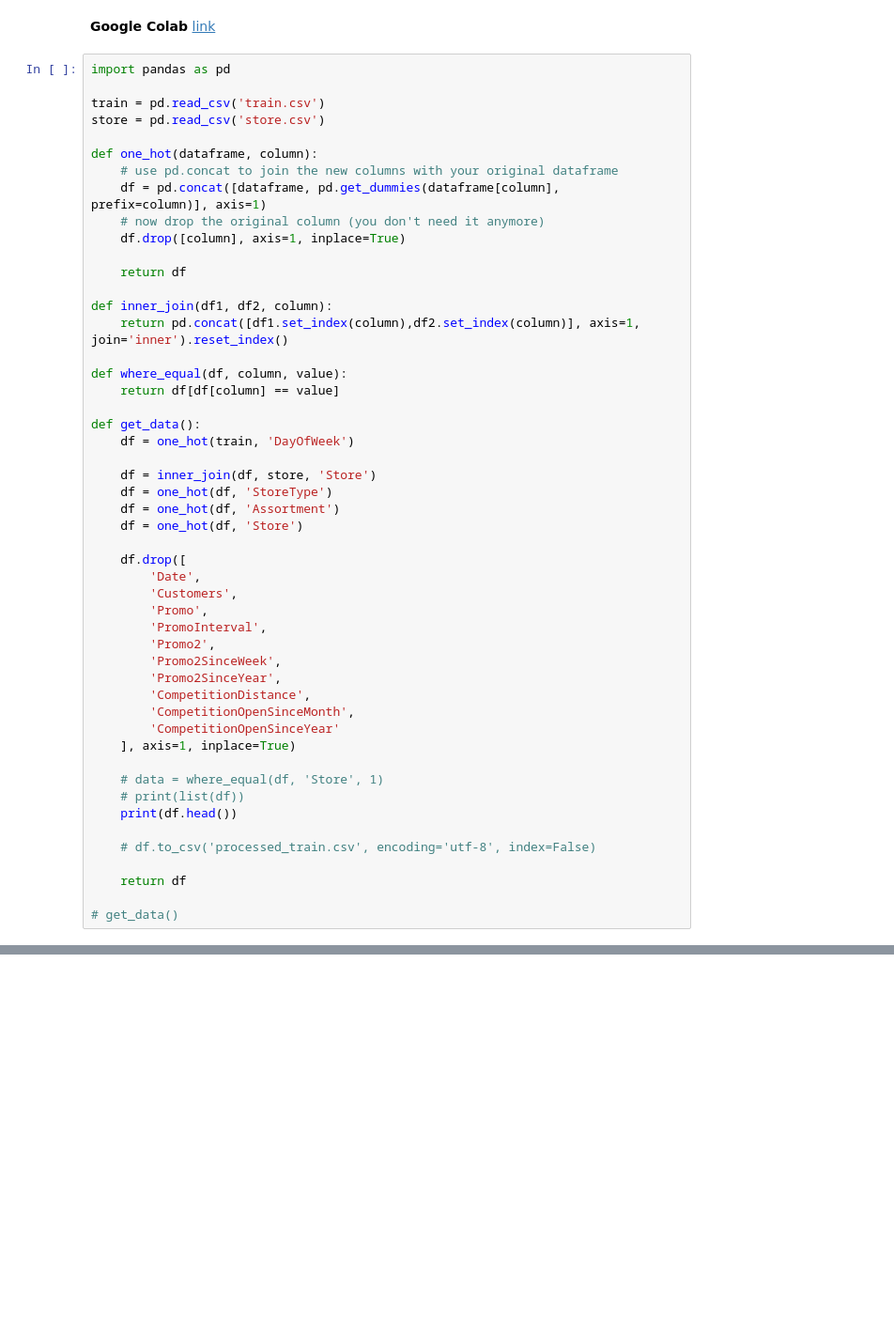
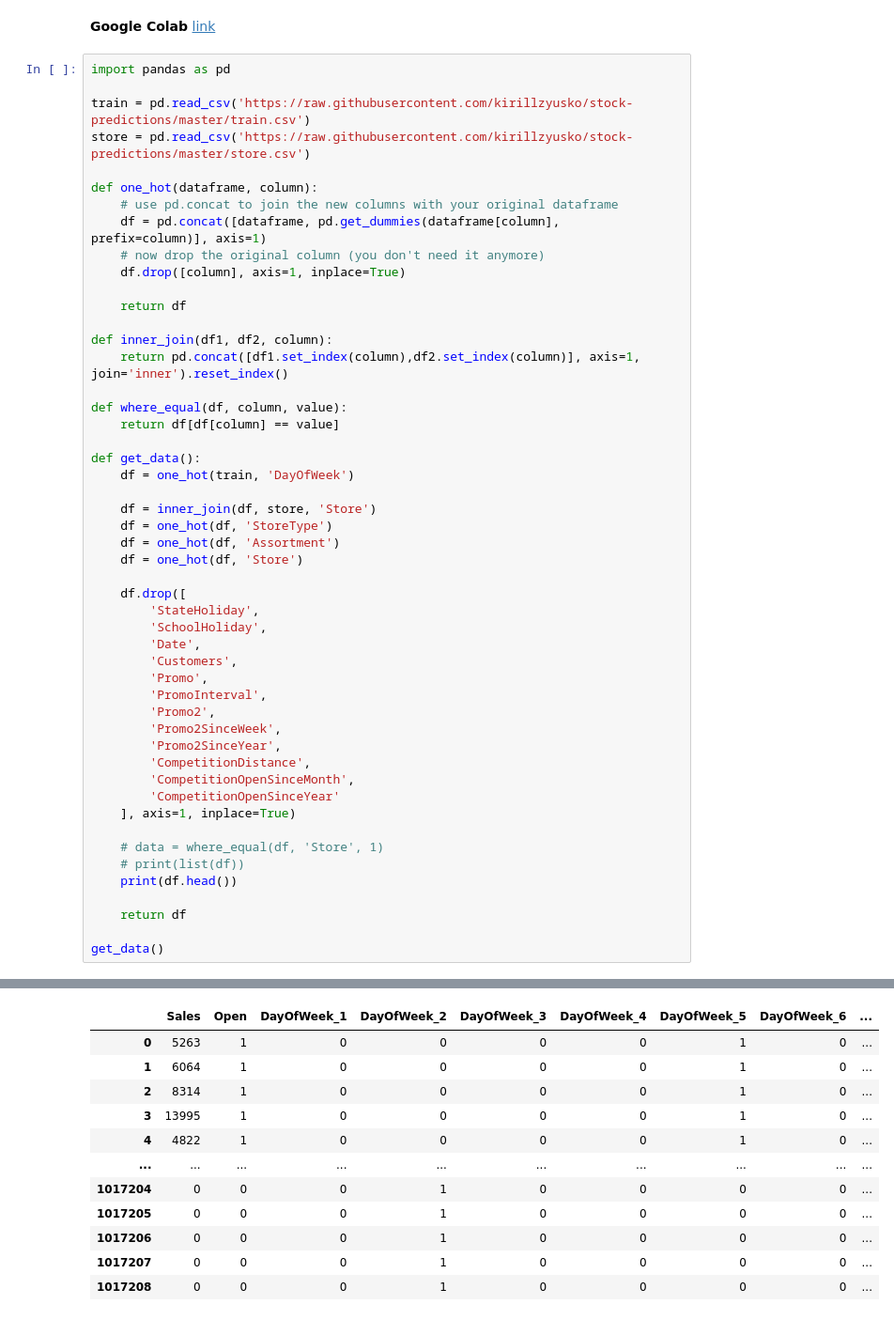
Before and after one commit to kirillzyusko/stock-predictions, a Jupyter notebook: lab.ipynb, the cells around one changed output, grey strips where cells are left out. Shown at 94% size. Saved outputs shown, nothing was run; the diff lists cells and outputs as text; blank space fills up the shorter version.

```diff
--- a/lab.ipynb
+++ b/lab.ipynb
@@ -3,8 +3,8 @@
 # %%
 import pandas as pd
 
-train = pd.read_csv('train.csv')
-store = pd.read_csv('store.csv')
+train = pd.read_csv('https://raw.githubusercontent.com/kirillzyusko/stock-predictions/master/train.csv')
+store = pd.read_csv('https://raw.githubusercontent.com/kirillzyusko/stock-predictions/master/store.csv')
 
 def one_hot(dataframe, column):
     # use pd.concat to join the new columns with your original dataframe
@@ -29,6 +29,8 @@ def get_data():
     df = one_hot(df, 'Store')
 
     df.drop([
+        'StateHoliday',
+        'SchoolHoliday',
         'Date',
         'Customers',
         'Promo',
@@ -45,8 +47,7 @@ def get_data():
     # print(list(df))
     print(df.head())
 
-    # df.to_csv('processed_train.csv', encoding='utf-8', index=False)
-
     return df
 
-# get_data()
+get_data()
+# %% [output]
@@ -52,0 +62,12 @@ def get_data():
+|  | Sales | Open | DayOfWeek_1 | DayOfWeek_2 | DayOfWeek_3 | DayOfWeek_4 | DayOfWeek_5 | DayOfWeek_6 | ... |
+| 0 | 5263 | 1 | 0 | 0 | 0 | 0 | 1 | 0 | ... |
+| 1 | 6064 | 1 | 0 | 0 | 0 | 0 | 1 | 0 | ... |
+| 2 | 8314 | 1 | 0 | 0 | 0 | 0 | 1 | 0 | ... |
+| 3 | 13995 | 1 | 0 | 0 | 0 | 0 | 1 | 0 | ... |
+| 4 | 4822 | 1 | 0 | 0 | 0 | 0 | 1 | 0 | ... |
+| ... | ... | ... | ... | ... | ... | ... | ... | ... | ... |
+| 1017204 | 0 | 0 | 0 | 1 | 0 | 0 | 0 | 0 | ... |
+| 1017205 | 0 | 0 | 0 | 1 | 0 | 0 | 0 | 0 | ... |
+| 1017206 | 0 | 0 | 0 | 1 | 0 | 0 | 0 | 0 | ... |
+| 1017207 | 0 | 0 | 0 | 1 | 0 | 0 | 0 | 0 | ... |
+| 1017208 | 0 | 0 | 0 | 1 | 0 | 0 | 0 | 0 | ... |
```
Also changed, not shown: parts of 3 cells of this notebook.
